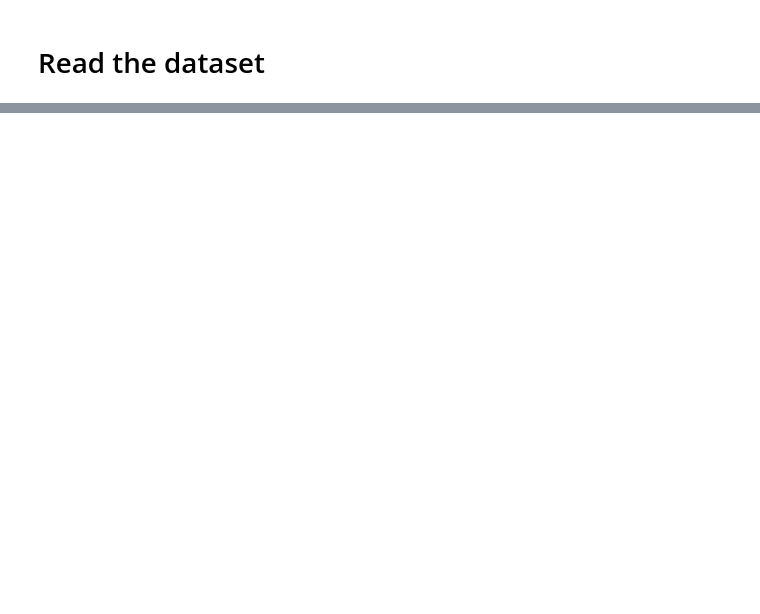
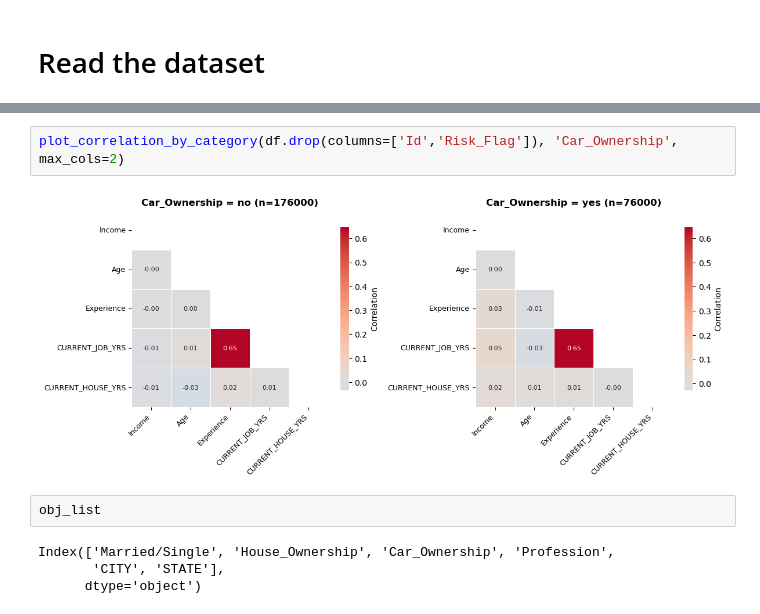
Before and after one commit to MateoHeras77/loan-prediction, a Jupyter notebook: Notebooks/00 First Approach.ipynb, the cells around one changed output, grey strips where cells are left out. Drawn from its saved outputs; the diff is of its cells as text; blank space fills up the shorter version.

```diff
--- a/Notebooks/00 First Approach.ipynb
+++ b/Notebooks/00 First Approach.ipynb
@@ -66,0 +176,10 @@ from src.visualizations import binary_dashboard
+# %%
+plot_correlation_by_category(df.drop(columns=['Id','Risk_Flag']), 'Car_Ownership', max_cols=2)
+# %% [output]
+[figure, added]
+# %%
+obj_list
+# %% [output]
+Index(['Married/Single', 'House_Ownership', 'Car_Ownership', 'Profession',
+       'CITY', 'STATE'],
+      dtype='object')
```
Also changed, not shown: parts of 29 cells of this notebook, 20 other files.
